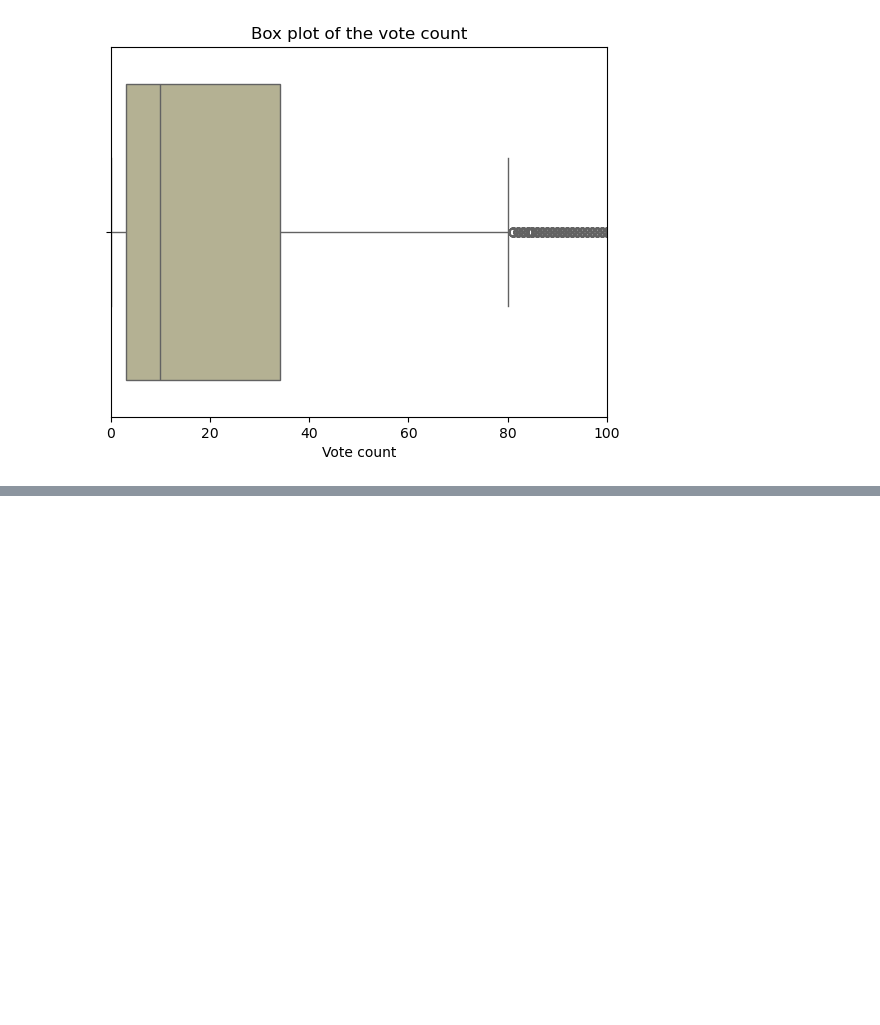
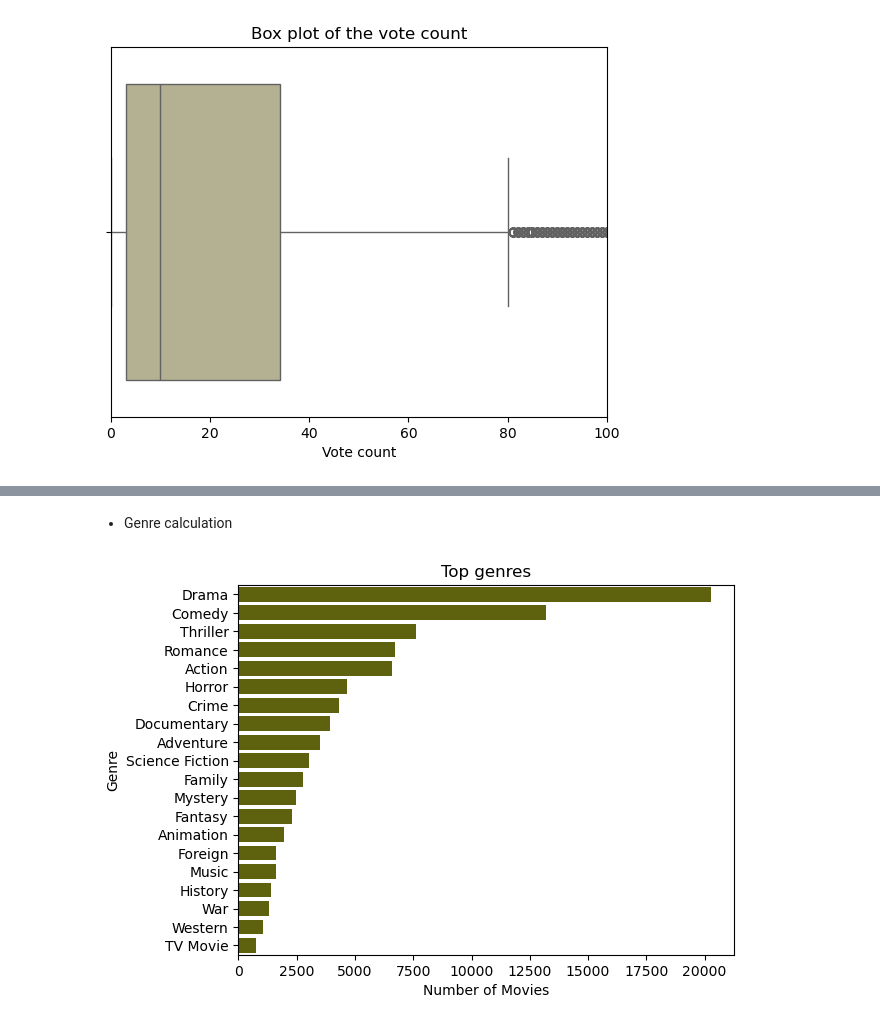
Before and after one commit to Duyduide/Movie-recommendation, a Jupyter notebook: notebooks/02_regression.ipynb, the cells around one changed output, grey strips where cells are left out. Saved outputs shown, nothing was run; the diff lists cells and outputs as text; code cells hidden in the pictures; blank space fills up the shorter version.

```diff
--- a/notebooks/02_regression.ipynb
+++ b/notebooks/02_regression.ipynb
@@ -309,0 +306,13 @@ plt.show()
+# %% [markdown]
+- Genre calculation
+# %%
+genre_counts = pd.Series(list(chain.from_iterable(meta_data_df['genre_names']))).value_counts()
+top_genres = genre_counts.head(20)
+
+sns.barplot(x=top_genres.values, y=top_genres.index, color=random_color())
+plt.title("Top genres")
+plt.xlabel("Number of Movies")
+plt.ylabel("Genre")
+plt.show()
+# %% [output]
+[figure, added]
```
Also changed, not shown: parts of 27 cells of this notebook.
